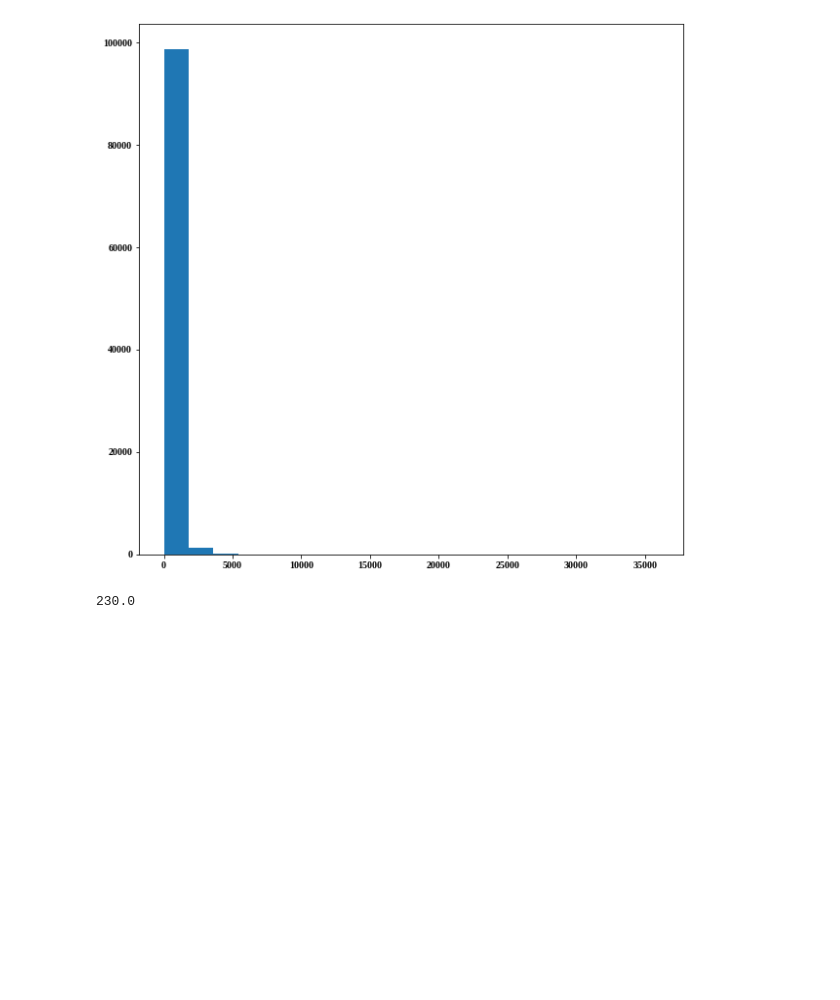
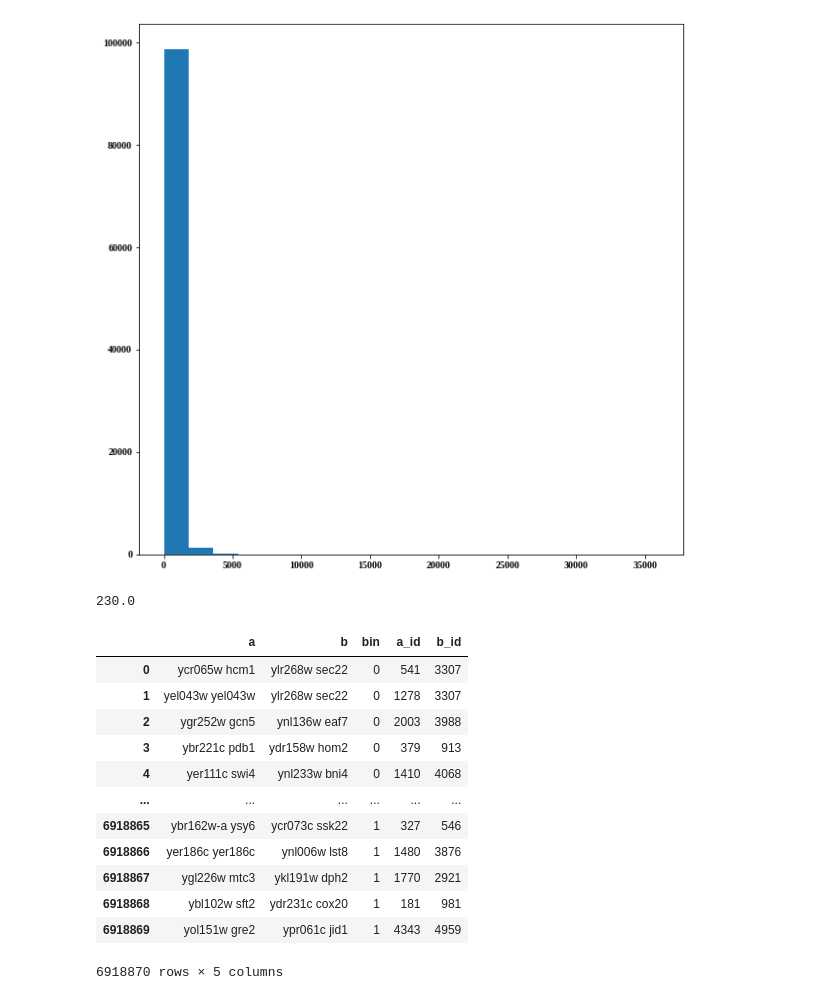
Before and after one commit to KISRDevelopment/cell_viability_paper, a Jupyter notebook: sandbox.ipynb, the cells around one changed output. Saved outputs shown, nothing was run; the diff lists cells and outputs as text; code cells hidden in the pictures; blank space fills up the shorter version.

```diff
--- a/sandbox.ipynb
+++ b/sandbox.ipynb
@@ -168,0 +175,18 @@ np.median(lens)
+# %%
+df = pd.read_csv("../generated-data/task_yeast_gi_hybrid")
+# %%
+df
+# %% [output]
+|  | a | b | bin | a_id | b_id |
+| 0 | ycr065w hcm1 | ylr268w sec22 | 0 | 541 | 3307 |
+| 1 | yel043w yel043w | ylr268w sec22 | 0 | 1278 | 3307 |
+| 2 | ygr252w gcn5 | ynl136w eaf7 | 0 | 2003 | 3988 |
+| 3 | ybr221c pdb1 | ydr158w hom2 | 0 | 379 | 913 |
+| 4 | yer111c swi4 | ynl233w bni4 | 0 | 1410 | 4068 |
+| ... | ... | ... | ... | ... | ... |
+| 6918865 | ybr162w-a ysy6 | ycr073c ssk22 | 1 | 327 | 546 |
+| 6918866 | yer186c yer186c | ynl006w lst8 | 1 | 1480 | 3876 |
+| 6918867 | ygl226w mtc3 | ykl191w dph2 | 1 | 1770 | 2921 |
+| 6918868 | ybl102w sft2 | ydr231c cox20 | 1 | 181 | 981 |
+| 6918869 | yol151w gre2 | ypr061c jid1 | 1 | 4343 | 4959 |
+6918870 rows × 5 columns
```
Also changed, not shown: parts of 8 cells of this notebook, 5 other files.
